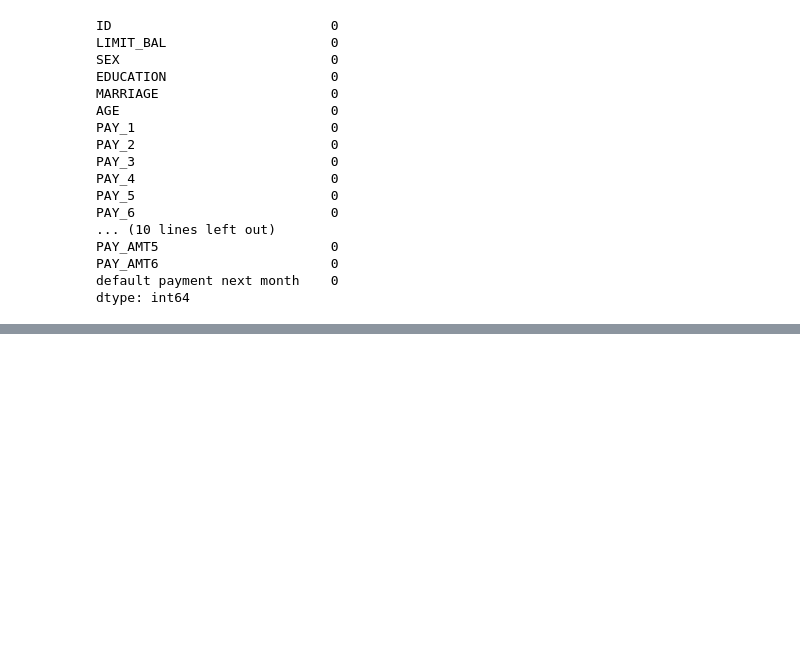
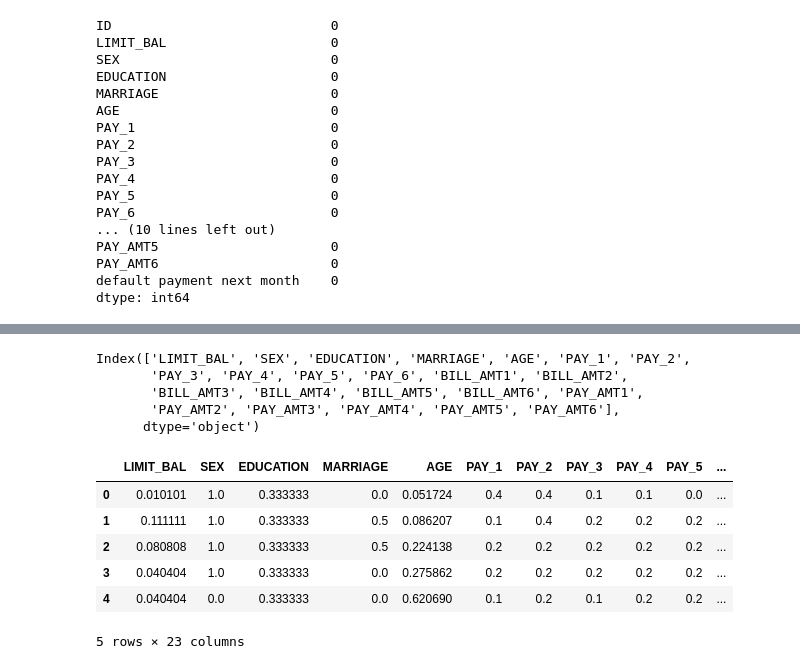
Before and after one commit to AngelB26/ICTAK, a Jupyter notebook: Hyperparameter_Tuning.ipynb, the cells around one changed output, grey strips where cells are left out. Cells and saved outputs as stored; diff of their text form; code cells hidden in the pictures; blank space fills up the shorter version.

```diff
--- a/Hyperparameter_Tuning.ipynb
+++ b/Hyperparameter_Tuning.ipynb
@@ -89,2 +82,0 @@ plt.show()
-# %%
-data['PAY_AMT6']=data['PAY_AMT6'].fillna(data['PAY_AMT6'].mean())
@@ -125 +112,9 @@ data[['LIMIT_BAL','AGE','EDUCATION','PAY_1','PAY_2','PAY_3','PAY_4','PAY_5','PAY
+# %%
+x.columns
+# %% [output]
+Index(['LIMIT_BAL', 'SEX', 'EDUCATION', 'MARRIAGE', 'AGE', 'PAY_1', 'PAY_2',
+       'PAY_3', 'PAY_4', 'PAY_5', 'PAY_6', 'BILL_AMT1', 'BILL_AMT2',
+       'BILL_AMT3', 'BILL_AMT4', 'BILL_AMT5', 'BILL_AMT6', 'PAY_AMT1',
+       'PAY_AMT2', 'PAY_AMT3', 'PAY_AMT4', 'PAY_AMT5', 'PAY_AMT6'],
+      dtype='object')
 # %%
@@ -131,3 +128,13 @@ y=data['default payment next month']
+# %%
+x.head()
+# %% [output]
+|  | LIMIT_BAL | SEX | EDUCATION | MARRIAGE | AGE | PAY_1 | PAY_2 | PAY_3 | PAY_4 | PAY_5 | ... |
+| 0 | 0.010101 | 1.0 | 0.333333 | 0.0 | 0.051724 | 0.4 | 0.4 | 0.1 | 0.1 | 0.0 | ... |
+| 1 | 0.111111 | 1.0 | 0.333333 | 0.5 | 0.086207 | 0.1 | 0.4 | 0.2 | 0.2 | 0.2 | ... |
+| 2 | 0.080808 | 1.0 | 0.333333 | 0.5 | 0.224138 | 0.2 | 0.2 | 0.2 | 0.2 | 0.2 | ... |
+| 3 | 0.040404 | 1.0 | 0.333333 | 0.0 | 0.275862 | 0.2 | 0.2 | 0.2 | 0.2 | 0.2 | ... |
+| 4 | 0.040404 | 0.0 | 0.333333 | 0.0 | 0.620690 | 0.1 | 0.2 | 0.1 | 0.2 | 0.2 | ... |
+5 rows × 23 columns
 # %%
 from sklearn.model_selection import train_test_split
 x_train,x_test,y_train,y_test=train_test_split(x,y,test_size=0.25,random_state=42)
```
Also changed, not shown: parts of 77 cells of this notebook.
